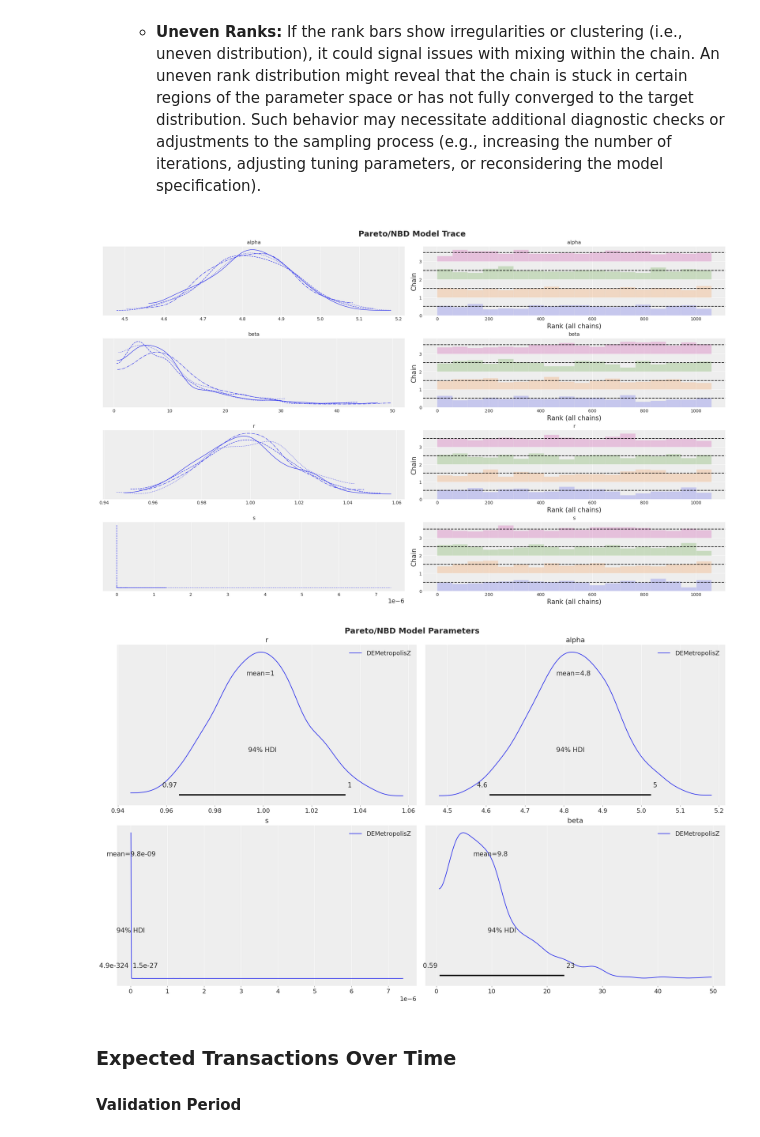
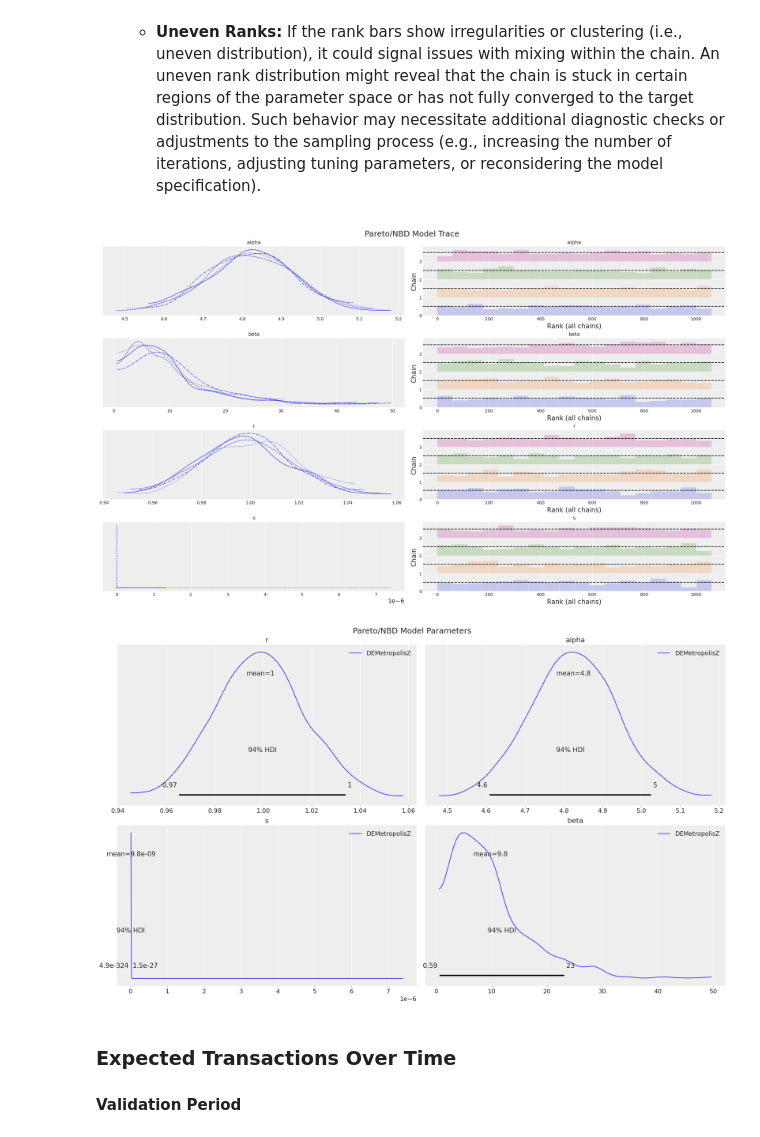
Before and after one commit to yangwu1227/python-for-machine-learning, a Jupyter notebook: applied_statistics/projects/credit_card_clv_pymc/notebooks/clv_modeling.ipynb, the cells around one changed output. Cells and saved outputs as stored; diff of their text form; code cells hidden in the pictures.

```diff
--- a/applied_statistics/projects/credit_card_clv_pymc/notebooks/clv_modeling.ipynb
+++ b/applied_statistics/projects/credit_card_clv_pymc/notebooks/clv_modeling.ipynb
@@ -531,13 +532,16 @@ pnbd_model.fit_summary()
 # %%
 axes = az.plot_trace(
     data=pnbd_model.idata,
     compact=True,
     kind="rank_bars",
     backend_kwargs={"figsize": (20, 12), "layout": "constrained"},
 )
-plt.gcf().suptitle("Pareto/NBD Model Trace", fontsize=18, fontweight="bold");
+plt.gcf().suptitle(
+    "Pareto/NBD Model Trace",
+    fontsize=18,
+);
 # %% [output]
-[figure, old version]
+[figure, new version]
 # %%
 _, axes = plt.subplots(
     nrows=2, ncols=2, figsize=(20, 12), sharex=False, sharey=False, layout="constrained"
@@ -556,9 +560,12 @@ for i, var_name in enumerate(["r", "alpha", "s", "beta"]):
     ax.legend(loc="upper right")
     ax.set_title(var_name)
 
-plt.gcf().suptitle("Pareto/NBD Model Parameters", fontsize=18, fontweight="bold");
+plt.gcf().suptitle(
+    "Pareto/NBD Model Parameters",
+    fontsize=18,
+);
 # %% [output]
-[figure, old version]
+[figure, new version]
 # %% [markdown]
 ### Expected Transactions Over Time
 
```
Also changed, not shown: parts of 76 cells of this notebook, 1 other file.
